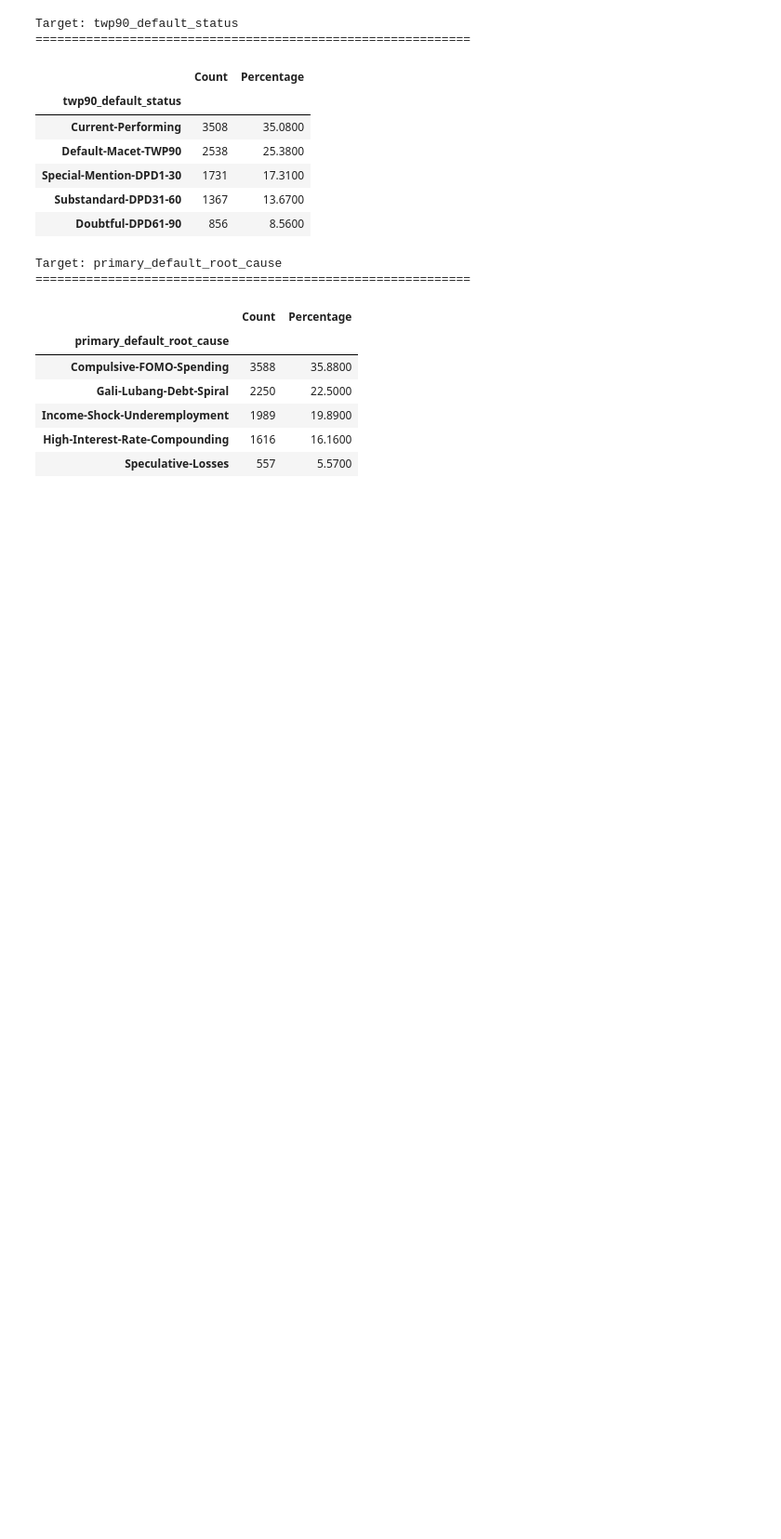
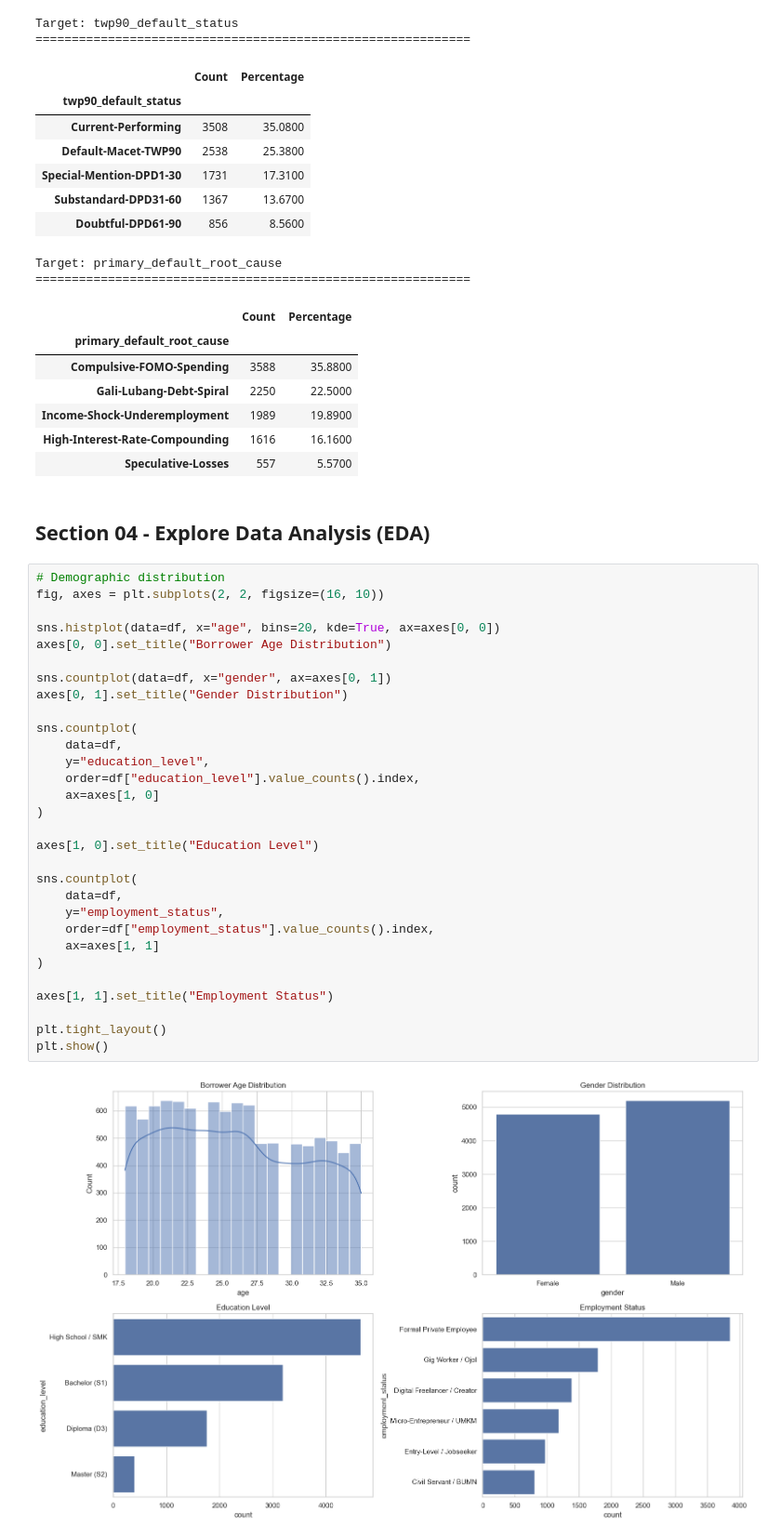
Before and after one commit to Mipjeiger/Indo-Paylater-analytics, a Jupyter notebook: researchment/05_AI_Engineering.ipynb, the cells around one changed output. Shown at 93% size. Cells and saved outputs as stored; diff of their text form; blank space fills up the shorter version.

```diff
--- a/researchment/05_AI_Engineering.ipynb
+++ b/researchment/05_AI_Engineering.ipynb
@@ -372,3 +372,37 @@ Target: primary_default_root_cause
 | Income-Shock-Underemployment | 1989 | 19.8900 |
 | High-Interest-Rate-Compounding | 1616 | 16.1600 |
 | Speculative-Losses | 557 | 5.5700 |
+# %% [markdown]
+## Section 04 - Explore Data Analysis (EDA)
+# %%
+# Demographic distribution
+fig, axes = plt.subplots(2, 2, figsize=(16, 10))
+
+sns.histplot(data=df, x="age", bins=20, kde=True, ax=axes[0, 0])
+axes[0, 0].set_title("Borrower Age Distribution")
+
+sns.countplot(data=df, x="gender", ax=axes[0, 1])
+axes[0, 1].set_title("Gender Distribution")
+
+sns.countplot(
+    data=df,
+    y="education_level",
+    order=df["education_level"].value_counts().index,
+    ax=axes[1, 0]
+)
+
+axes[1, 0].set_title("Education Level")
+
+sns.countplot(
+    data=df,
+    y="employment_status",
+    order=df["employment_status"].value_counts().index,
+    ax=axes[1, 1]
+)
+
+axes[1, 1].set_title("Employment Status")
+
+plt.tight_layout()
+plt.show()
+# %% [output]
+[figure, added]
```
Also changed, not shown: parts of 14 cells of this notebook.
